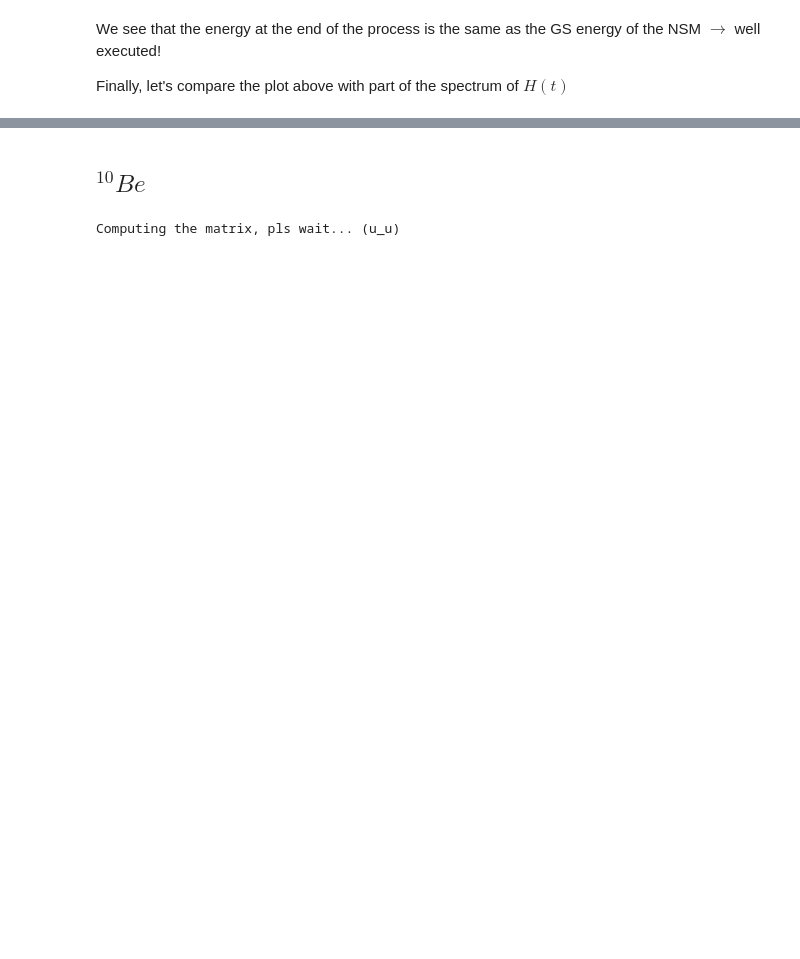
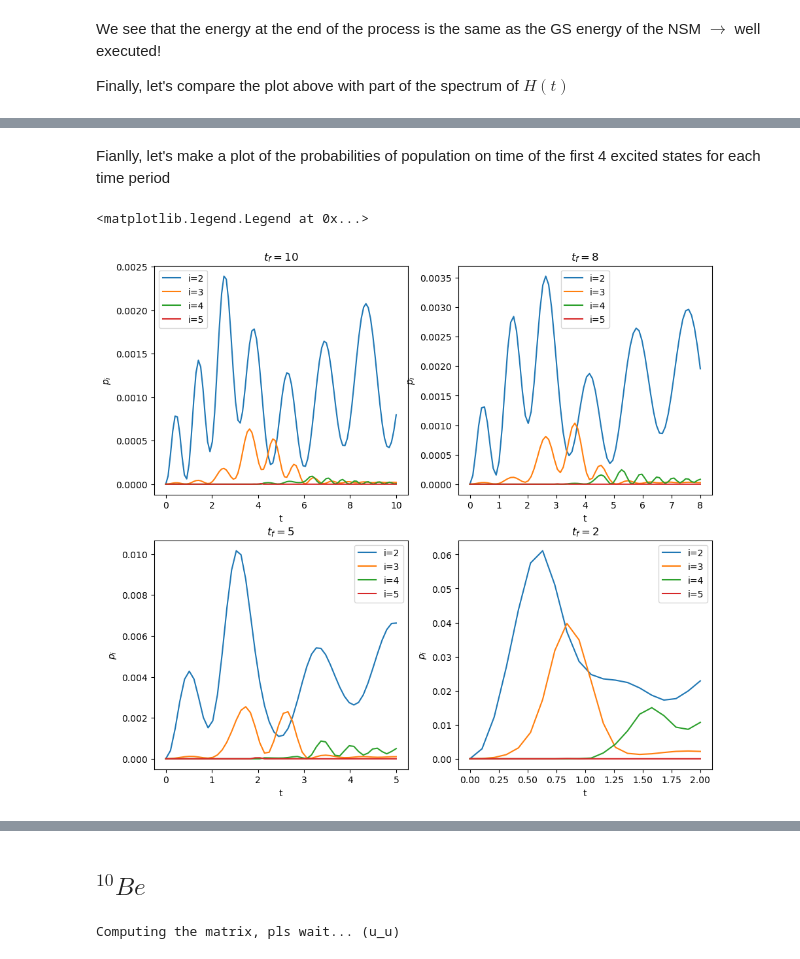
Before and after one commit to albertmolinaa/Quantum-Annealing-TFG, a Jupyter notebook: QuantumAnnealning_Albert.ipynb, the cells around one changed output, grey strips where cells are left out. Cells and saved outputs as stored; diff of their text form; code cells hidden in the pictures; blank space fills up the shorter version.

```diff
--- a/QuantumAnnealning_Albert.ipynb
+++ b/QuantumAnnealning_Albert.ipynb
@@ -161,0 +309,43 @@ plt.legend()
+# %% [markdown]
+Fianlly, let's make a plot of the probabilities of population on time of the first 4 excited states for each time period
+# %%
+plt.figure('Probability of excited levels 8Be', figsize=(11,10))
+plt.subplot(221)
+plt.title('$t_f=10$')
+plt.plot(time10, prob_eightarr10[:,0], label='i=2')
+plt.plot(time10, prob_eightarr10[:,1], label='i=3')
+plt.plot(time10, prob_eightarr10[:,2], label='i=4')
+plt.plot(time10, prob_eightarr10[:,3], label='i=5')
+plt.ylabel('$p_i$')
+plt.xlabel('t')
+plt.legend()
+plt.subplot(222)
+plt.title('$t_f=8$')
+plt.plot(time8, prob_eightarr8[:,0], label='i=2')
+plt.plot(time8, prob_eightarr8[:,1], label='i=3')
+plt.plot(time8, prob_eightarr8[:,2], label='i=4')
+plt.plot(time8, prob_eightarr8[:,3], label='i=5')
+plt.ylabel('$p_i$')
+plt.xlabel('t')
+plt.legend()
+plt.subplot(223)
+plt.title('$t_f=5$')
+plt.plot(time5, prob_eightarr5[:,0], label='i=2')
+plt.plot(time5, prob_eightarr5[:,1], label='i=3')
+plt.plot(time5, prob_eightarr5[:,2], label='i=4')
+plt.plot(time5, prob_eightarr5[:,3], label='i=5')
+plt.ylabel('$p_i$')
+plt.xlabel('t')
+plt.legend()
+plt.subplot(224)
+plt.title('$t_f=2$')
+plt.plot(time2, prob_eightarr2[:,0], label='i=2')
+plt.plot(time2, prob_eightarr2[:,1], label='i=3')
+plt.plot(time2, prob_eightarr2[:,2], label='i=4')
+plt.plot(time2, prob_eightarr2[:,3], label='i=5')
+plt.ylabel('$p_i$')
+plt.xlabel('t')
+plt.legend()
+# %% [output]
+<matplotlib.legend.Legend at 0x...>
+[figure, added]
```
Also changed, not shown: parts of 35 cells of this notebook.
